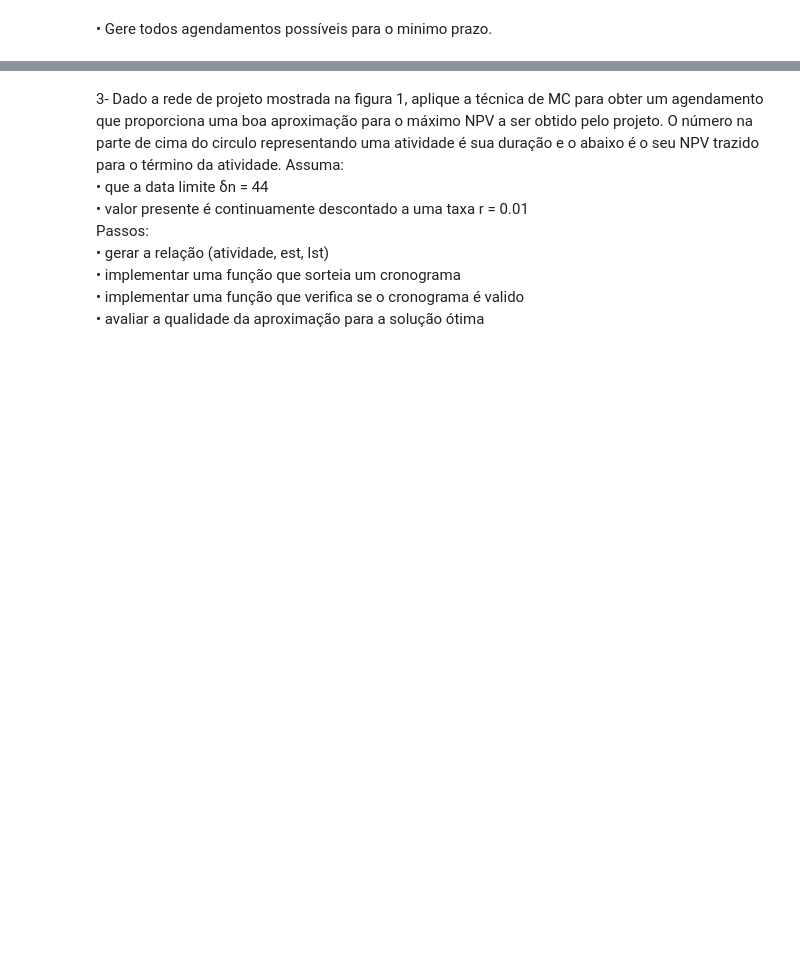
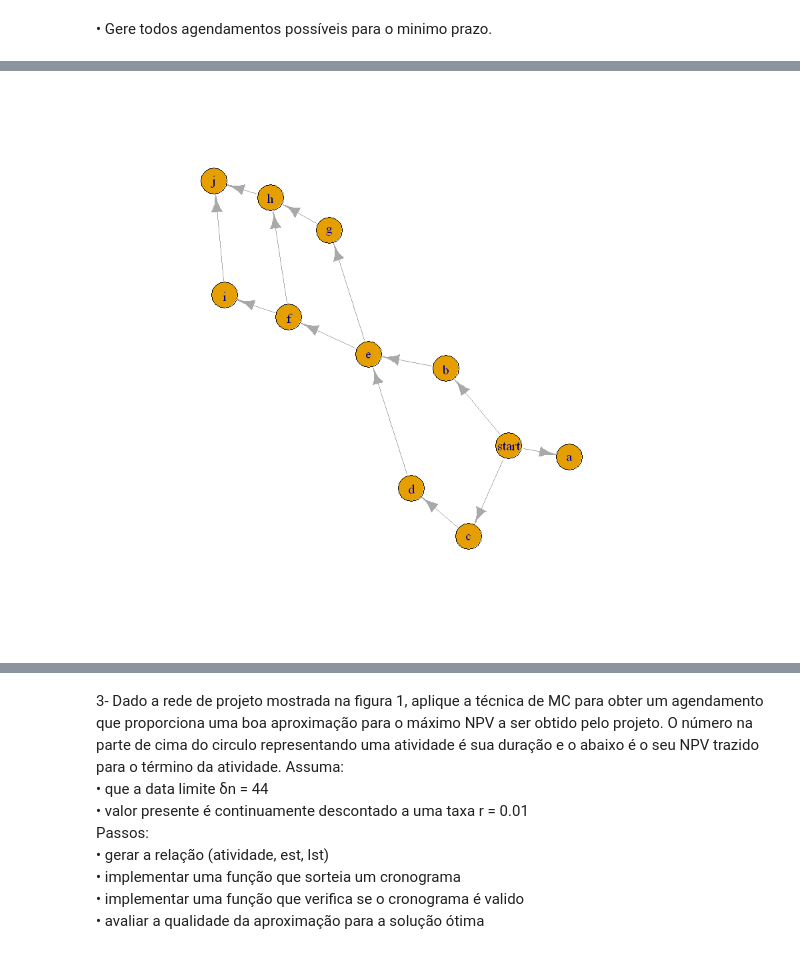
Before and after one commit to lfkopp/PPGI, a Jupyter notebook: ANALISE-RISCO/lista_5/lista_5.ipynb, the cells around one changed output, grey strips where cells are left out. Cells and saved outputs as stored; diff of their text form; code cells hidden in the pictures; blank space fills up the shorter version.

```diff
--- a/ANALISE-RISCO/lista_5/lista_5.ipynb
+++ b/ANALISE-RISCO/lista_5/lista_5.ipynb
@@ -78,3 +178,10 @@ ERROR: Error in i + " ": argumento não-numérico para operador binário
 |I|Acabamento Exterior|F|28|29|96|48750|52500|56250|
 |J|Limpeza Local|H,I|10|10|12|360|450|540|
 Tabela 3 - Atividades
+# %%
+g2 <- graph( edges=c('start','a', 'start','b', 'start', 'c','c','d','b','e',
+                     'd','e','e','f','e','g','f','h','g','h','f','i','h',
+                     'j','i','j') )
+plot(g2)
+# %% [output]
+[figure, added]
```
Also changed, not shown: parts of 35 cells of this notebook, 18 other files.
